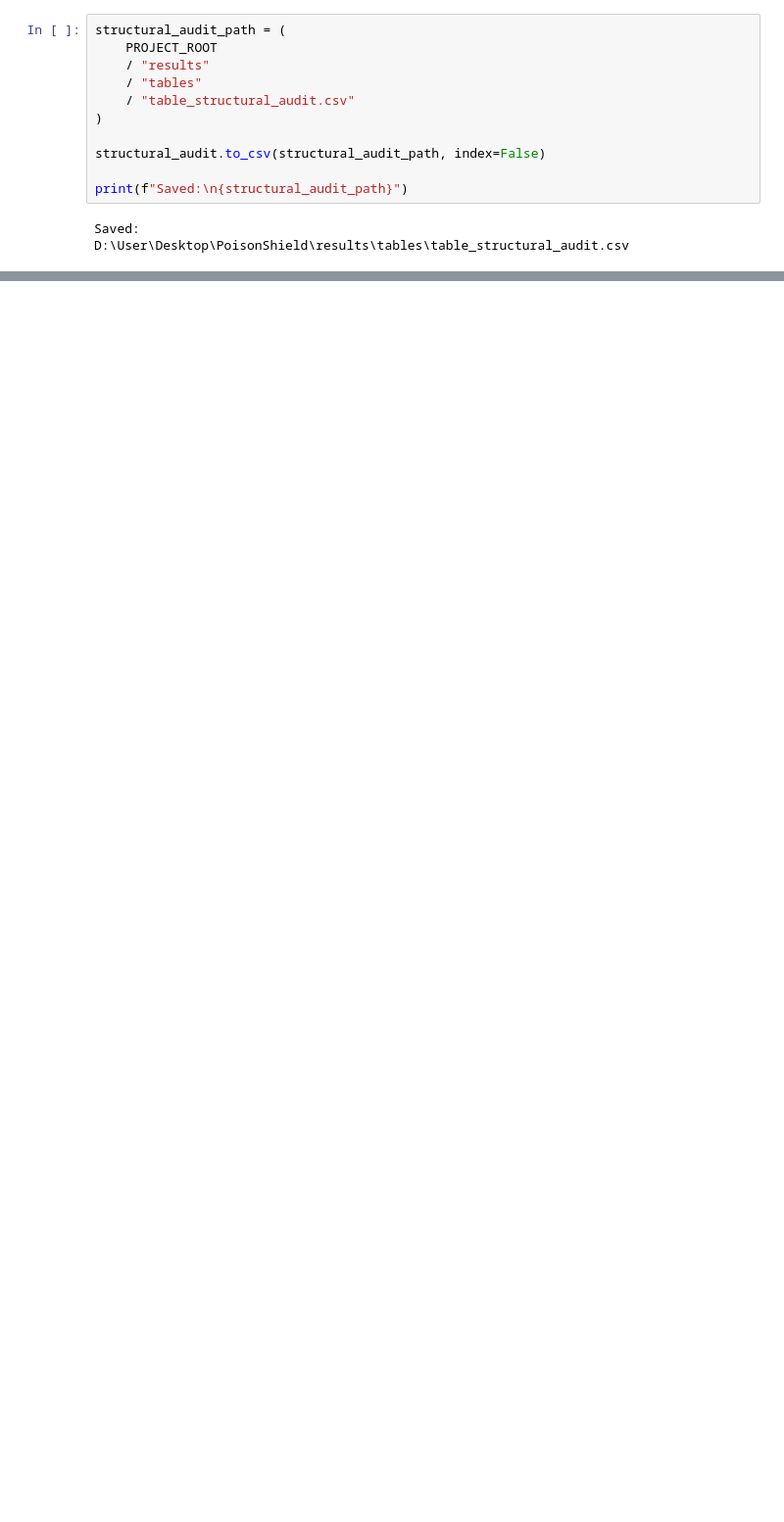
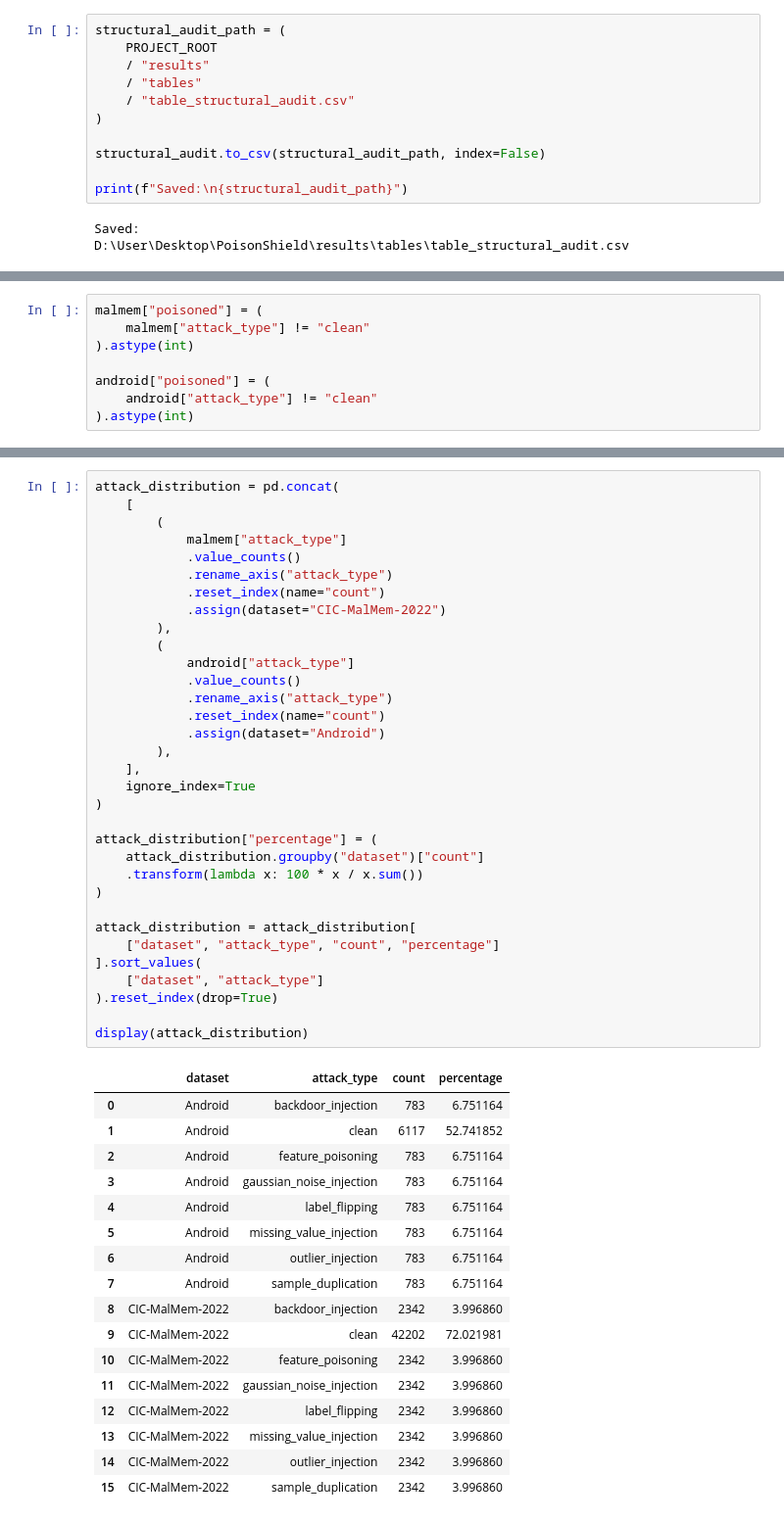
Before and after one commit to alokmuskan/PoisonShield, a Jupyter notebook: notebooks/01_dataset_audit.ipynb, the cells around one changed output, grey strips where cells are left out. Shown at 98% size. Saved outputs shown, nothing was run; the diff lists cells and outputs as text; blank space fills up the shorter version.

Commit message:
Construct poisoned and Validate Attack Composition

```diff
--- a/notebooks/01_dataset_audit.ipynb
+++ b/notebooks/01_dataset_audit.ipynb
@@ -555,0 +605,8 @@ D:\User\Desktop\PoisonShield\results\tables\table_structural_audit.csv
+# %%
+malmem["poisoned"] = (
+    malmem["attack_type"] != "clean"
+).astype(int)
+
+android["poisoned"] = (
+    android["attack_type"] != "clean"
+).astype(int)
@@ -555,0 +687,51 @@ D:\User\Desktop\PoisonShield\results\tables\table_structural_audit.csv
+# %%
+attack_distribution = pd.concat(
+    [
+        (
+            malmem["attack_type"]
+            .value_counts()
+            .rename_axis("attack_type")
+            .reset_index(name="count")
+            .assign(dataset="CIC-MalMem-2022")
+        ),
+        (
+            android["attack_type"]
+            .value_counts()
+            .rename_axis("attack_type")
+            .reset_index(name="count")
+            .assign(dataset="Android")
+        ),
+    ],
+    ignore_index=True
+)
+
+attack_distribution["percentage"] = (
+    attack_distribution.groupby("dataset")["count"]
+    .transform(lambda x: 100 * x / x.sum())
+)
+
+attack_distribution = attack_distribution[
+    ["dataset", "attack_type", "count", "percentage"]
+].sort_values(
+    ["dataset", "attack_type"]
+).reset_index(drop=True)
+
+display(attack_distribution)
+# %% [output]
+|  | dataset | attack_type | count | percentage |
+| 0 | Android | backdoor_injection | 783 | 6.751164 |
+| 1 | Android | clean | 6117 | 52.741852 |
+| 2 | Android | feature_poisoning | 783 | 6.751164 |
+| 3 | Android | gaussian_noise_injection | 783 | 6.751164 |
+| 4 | Android | label_flipping | 783 | 6.751164 |
+| 5 | Android | missing_value_injection | 783 | 6.751164 |
+| 6 | Android | outlier_injection | 783 | 6.751164 |
+| 7 | Android | sample_duplication | 783 | 6.751164 |
+| 8 | CIC-MalMem-2022 | backdoor_injection | 2342 | 3.996860 |
+| 9 | CIC-MalMem-2022 | clean | 42202 | 72.021981 |
+| 10 | CIC-MalMem-2022 | feature_poisoning | 2342 | 3.996860 |
+| 11 | CIC-MalMem-2022 | gaussian_noise_injection | 2342 | 3.996860 |
+| 12 | CIC-MalMem-2022 | label_flipping | 2342 | 3.996860 |
+| 13 | CIC-MalMem-2022 | missing_value_injection | 2342 | 3.996860 |
+| 14 | CIC-MalMem-2022 | outlier_injection | 2342 | 3.996860 |
+| 15 | CIC-MalMem-2022 | sample_duplication | 2342 | 3.996860 |
```
Also changed, not shown: parts of 19 cells of this notebook, 2 other files.
